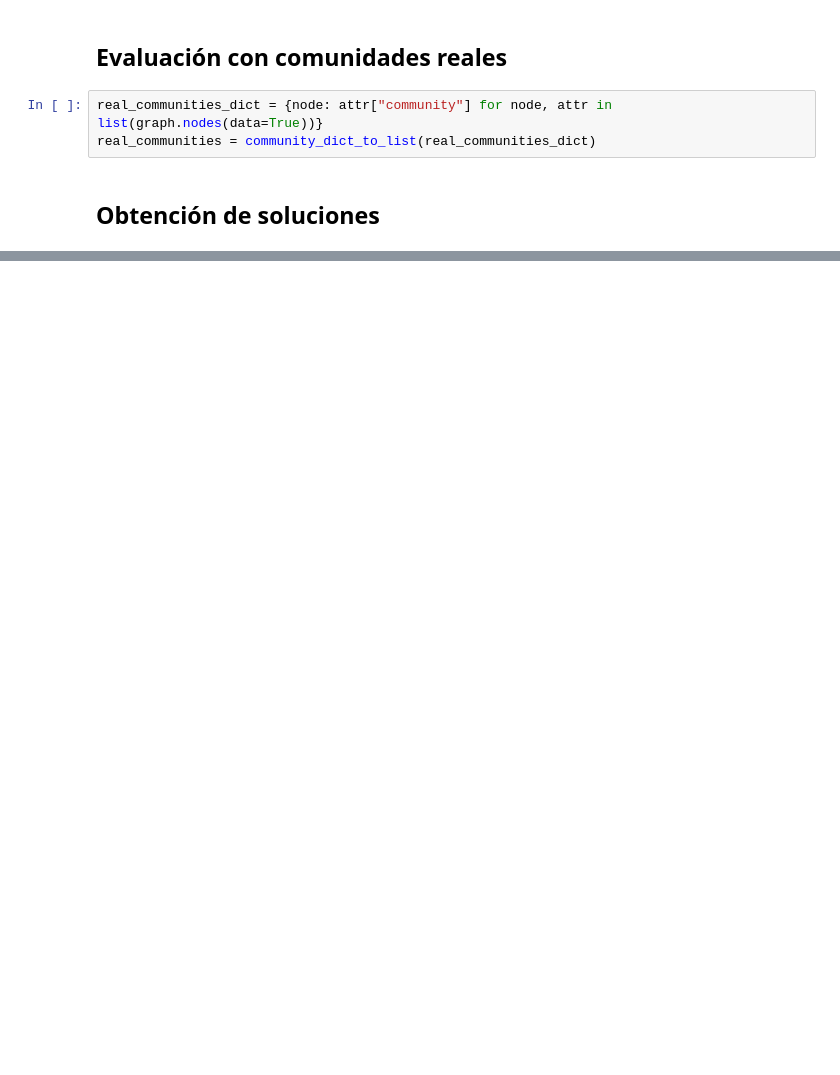
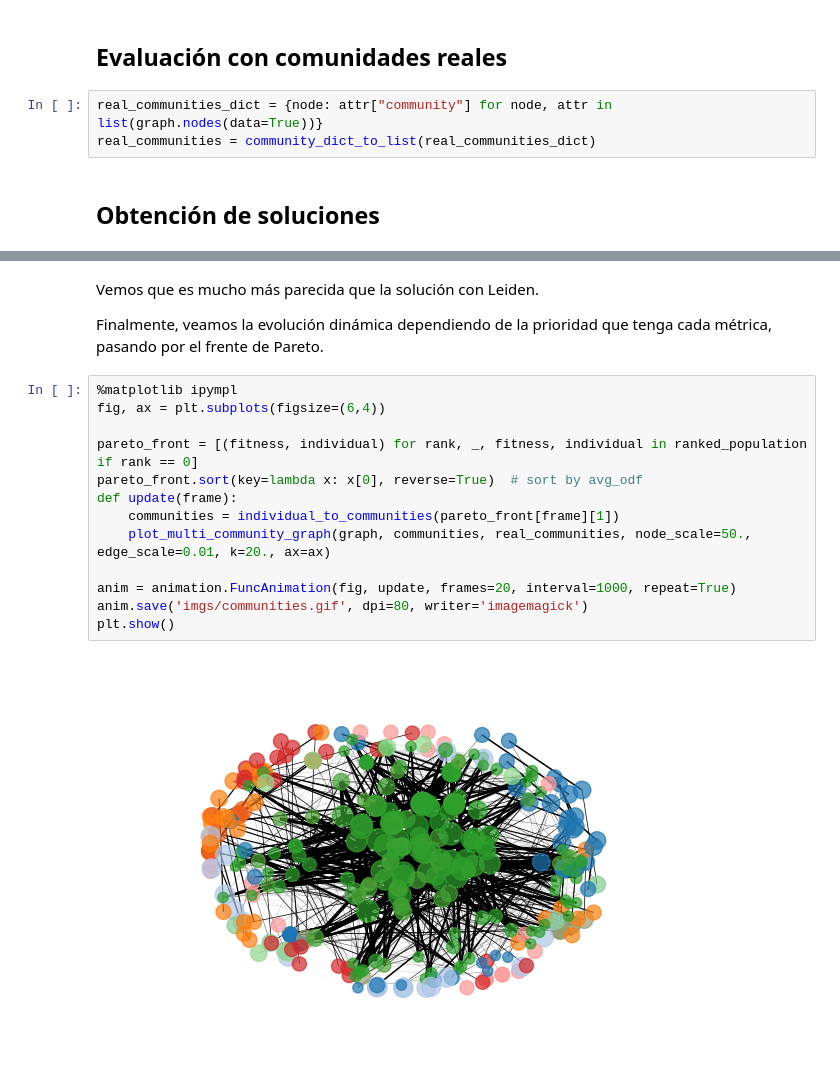
Before and after one commit to pablomiralles22/maadm-sna-ceb-assignment, a Jupyter notebook: notebooks/exercise2-3.ipynb, the cells around one changed output, grey strips where cells are left out. Drawn from its saved outputs; the diff is of its cells as text; blank space fills up the shorter version.

```diff
--- a/notebooks/exercise2-3.ipynb
+++ b/notebooks/exercise2-3.ipynb
@@ -261,0 +470,19 @@ best_nmi
+# %% [markdown]
+Vemos que es mucho más parecida que la solución con Leiden.
+
+Finalmente, veamos la evolución dinámica dependiendo de la prioridad que tenga cada métrica, pasando por el frente de Pareto.
+# %%
+%matplotlib ipympl
+fig, ax = plt.subplots(figsize=(6,4))
+
+pareto_front = [(fitness, individual) for rank, _, fitness, individual in ranked_population if rank == 0]
+pareto_front.sort(key=lambda x: x[0], reverse=True)  # sort by avg_odf
+def update(frame):
+    communities = individual_to_communities(pareto_front[frame][1])
+    plot_multi_community_graph(graph, communities, real_communities, node_scale=50., edge_scale=0.01, k=20., ax=ax)
+
+anim = animation.FuncAnimation(fig, update, frames=20, interval=1000, repeat=True)
+anim.save('imgs/communities.gif', dpi=80, writer='imagemagick')
+plt.show()
+# %% [output]
+[figure, added]
```
Also changed, not shown: parts of 18 cells of this notebook, 13 other files.
